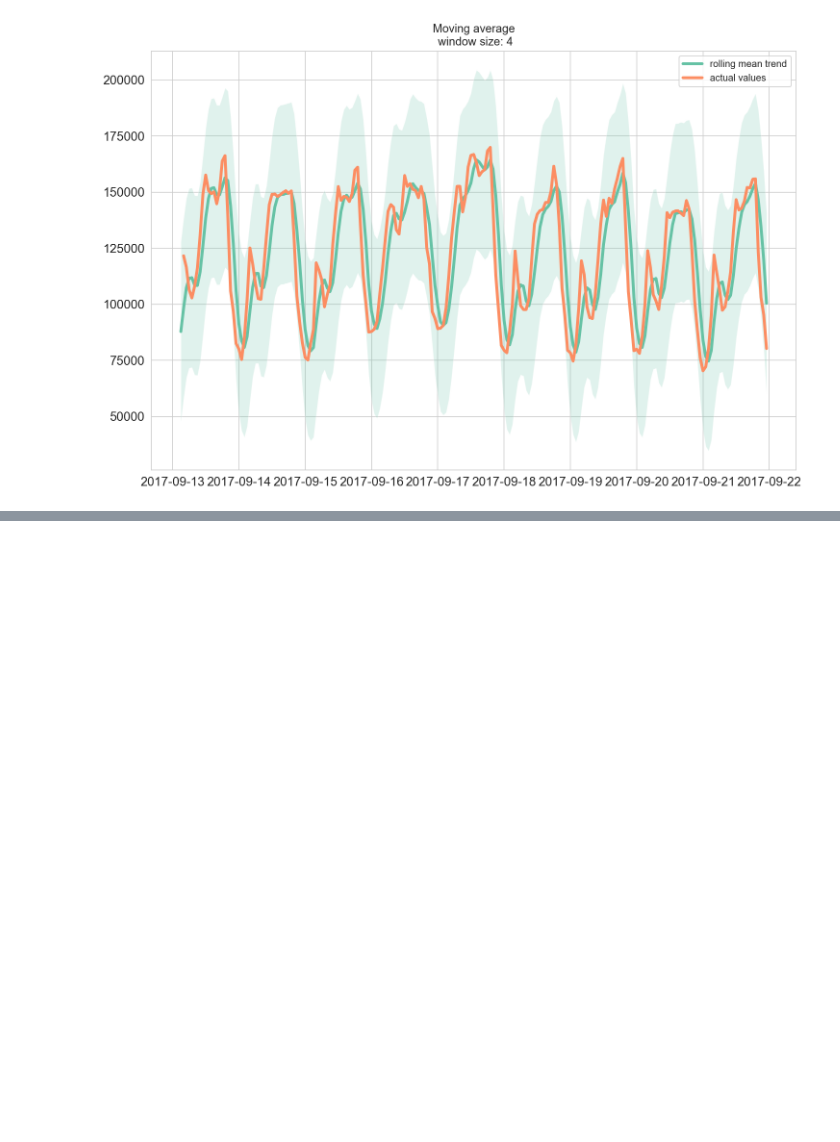
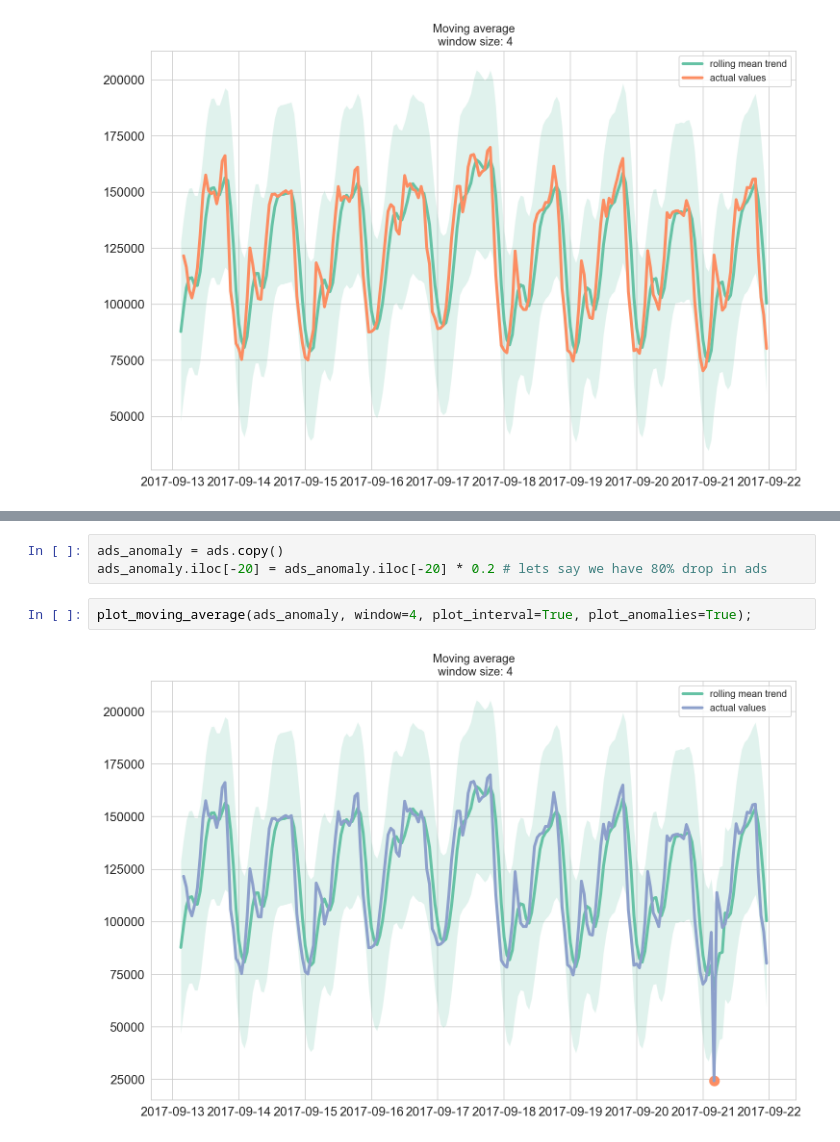
Before and after one commit to LakshyaMalhotra/time-series-analysis, a Jupyter notebook: ARIMA.ipynb, the cells around one changed output, grey strips where cells are left out. Drawn from its saved outputs; the diff is of its cells as text; blank space fills up the shorter version.

```diff
--- a/ARIMA.ipynb
+++ b/ARIMA.ipynb
@@ -129,0 +134,7 @@ plot_moving_average(ads, 4, plot_interval=True);
+# %%
+ads_anomaly = ads.copy()
+ads_anomaly.iloc[-20] = ads_anomaly.iloc[-20] * 0.2 # lets say we have 80% drop in ads
+# %%
+plot_moving_average(ads_anomaly, window=4, plot_interval=True, plot_anomalies=True);
+# %% [output]
+[figure, added]
```
Also changed, not shown: parts of 2 cells of this notebook, 1 other file.
